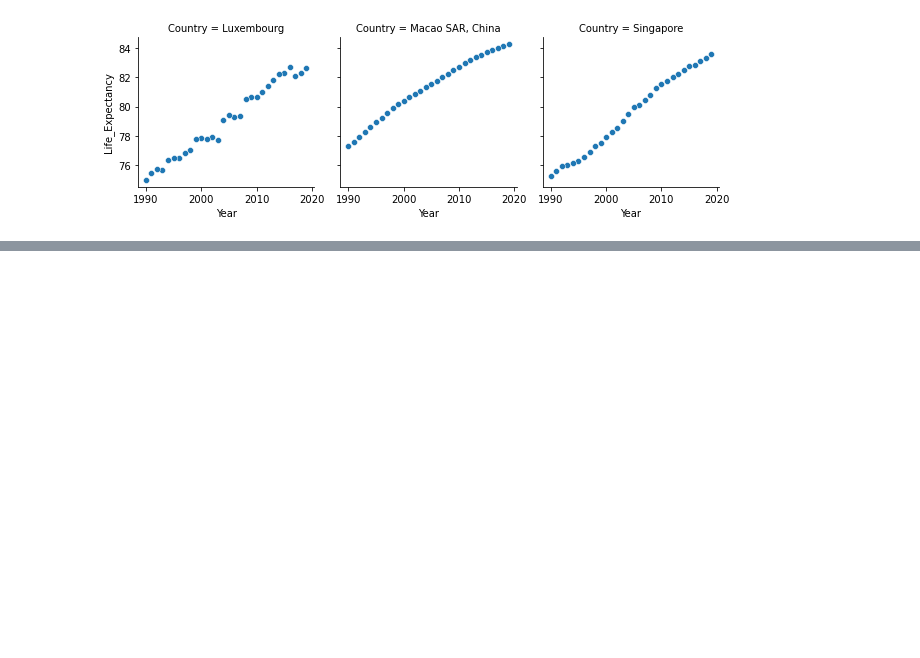
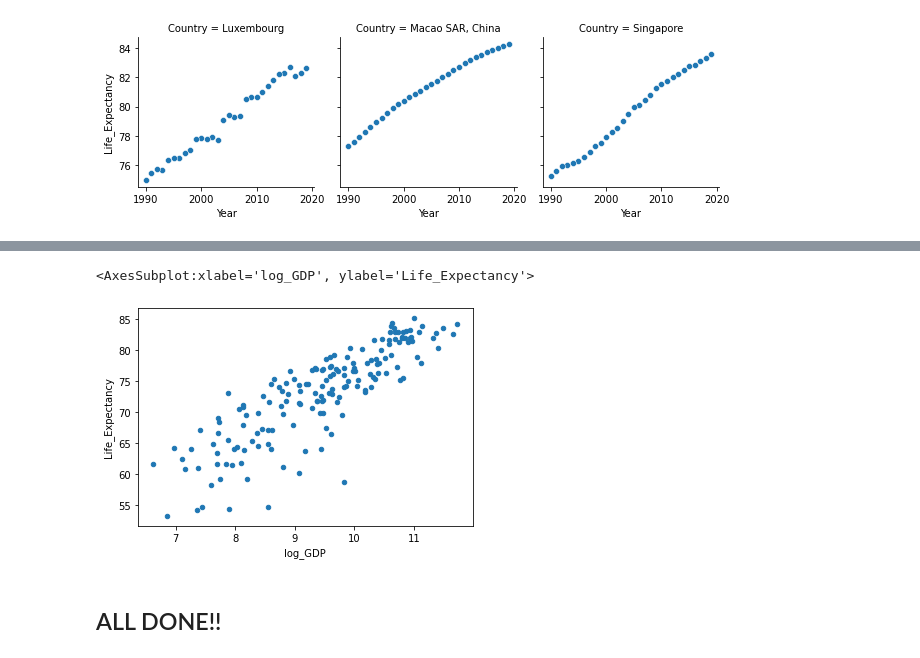
Before and after one commit to tomoumer/un_data_question-tomoumer, a Jupyter notebook: notebooks/UN_Data_Exploration.ipynb, the cells around one changed output, grey strips where cells are left out. Cells and saved outputs as stored; diff of their text form; code cells hidden in the pictures; blank space fills up the shorter version.

```diff
--- a/notebooks/UN_Data_Exploration.ipynb
+++ b/notebooks/UN_Data_Exploration.ipynb
@@ -370,0 +386,2 @@ gdp_le_2019.plot(kind='scatter', x='Life_Expectancy', y='GDP_Per_Capita')
+# %%
+gdp_le_2019.loc['log_GDP'] = np.log(gdp_le_2019['GDP_Per_Capita'])
@@ -370,0 +396,7 @@ gdp_le_2019.plot(kind='scatter', x='Life_Expectancy', y='GDP_Per_Capita')
+# %%
+gdp_le_2019.plot(kind='scatter', x='log_GDP', y='Life_Expectancy')
+# %% [output]
+<AxesSubplot:xlabel='log_GDP', ylabel='Life_Expectancy'>
+[figure, added]
+# %% [markdown]
+## ALL DONE!!
```
Also changed, not shown: parts of 6 cells of this notebook.
